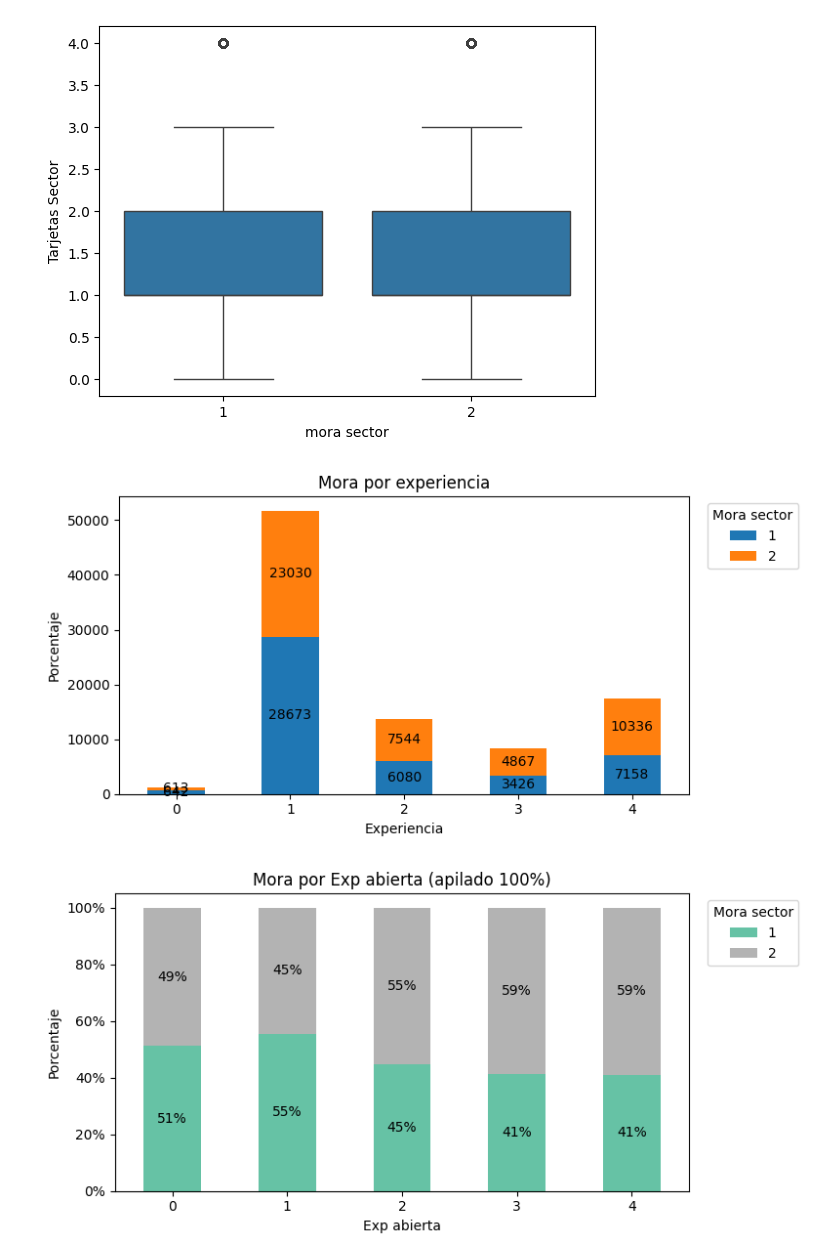
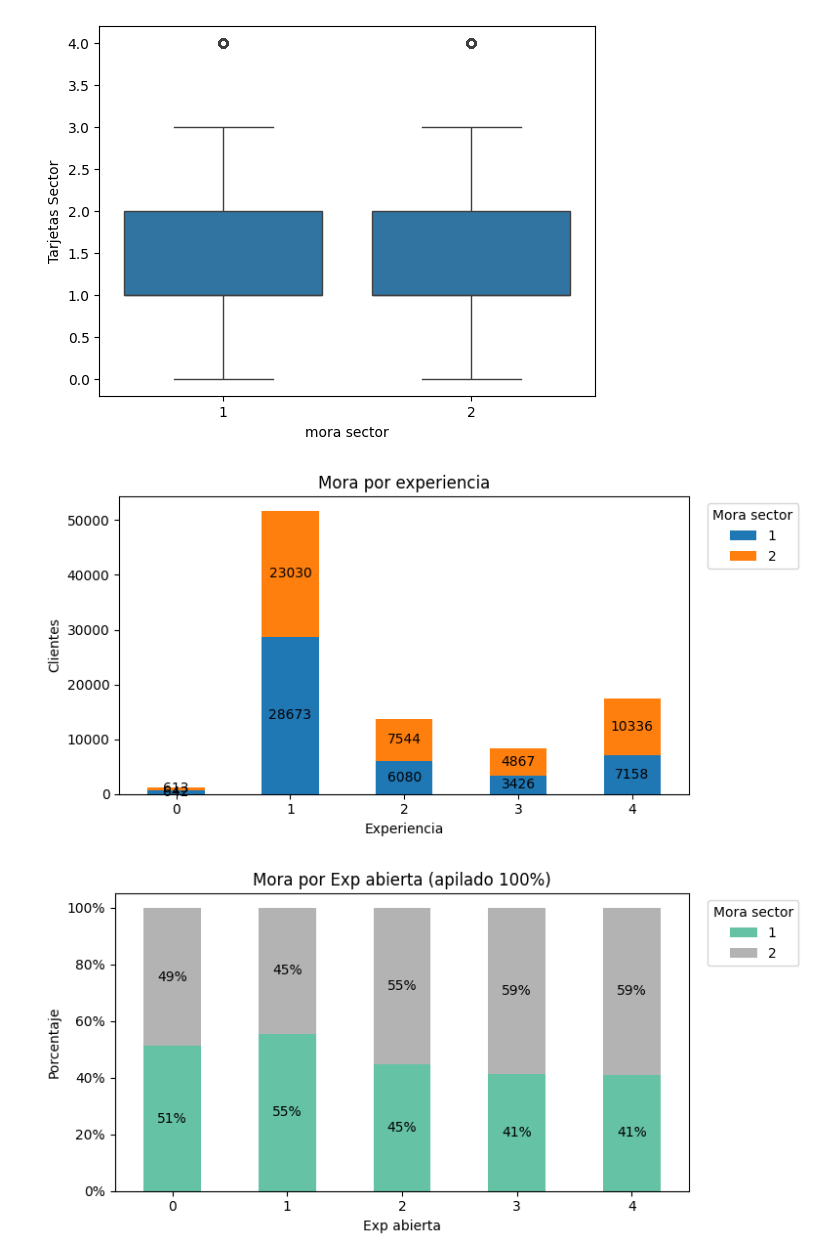
Before and after one commit to jjcuervo/Curso_introduccion, a Jupyter notebook: Taller_1,_2_y_3_Análisis_de_Datos.ipynb, the cells around one changed output. Saved outputs shown, nothing was run; the diff lists cells and outputs as text; code cells hidden in the pictures.

```diff
--- a/Taller_1,_2_y_3_Análisis_de_Datos.ipynb
+++ b/Taller_1,_2_y_3_Análisis_de_Datos.ipynb
@@ -348,21 +602,21 @@ tabla = pd.crosstab(df["Exp abierta"],df["mora sector"])
 # %%
 ## Gráfico de barras relacionando experiencia y mora
 
 ax = tabla.plot(kind="bar", stacked=True,
                 figsize=(8,4))
 ax.set_title("Mora por experiencia")
 ax.set_xlabel("Experiencia")
-ax.set_ylabel("Porcentaje")
+ax.set_ylabel("Clientes")
 plt.xticks(rotation=0)
 plt.legend(title="Mora sector", bbox_to_anchor=(1.02, 1), loc="upper left")
 plt.tight_layout()
 
 # etiquetas centradas (opcional)
 for container in ax.containers:
     ax.bar_label(container, fmt="%.0f", label_type="center")
 plt.show()
 # %% [output]
-[figure, old version]
+[figure, new version]
 # %%
 ## apilamos al 100% gráfico de barras entre experiencia y moras
 
```
Also changed, not shown: parts of 27 cells of this notebook.
